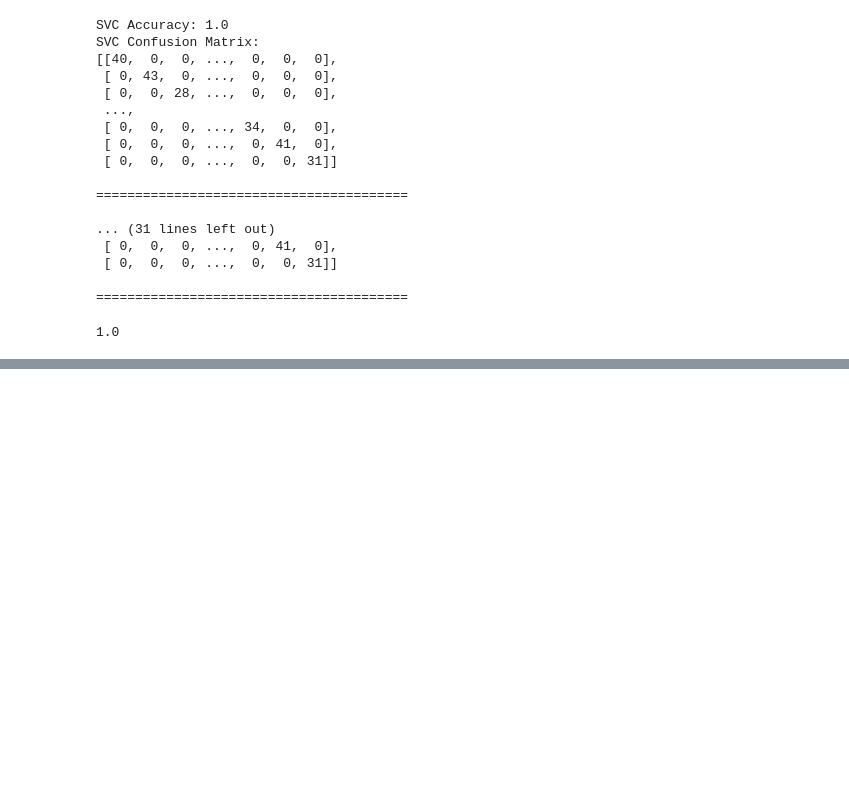
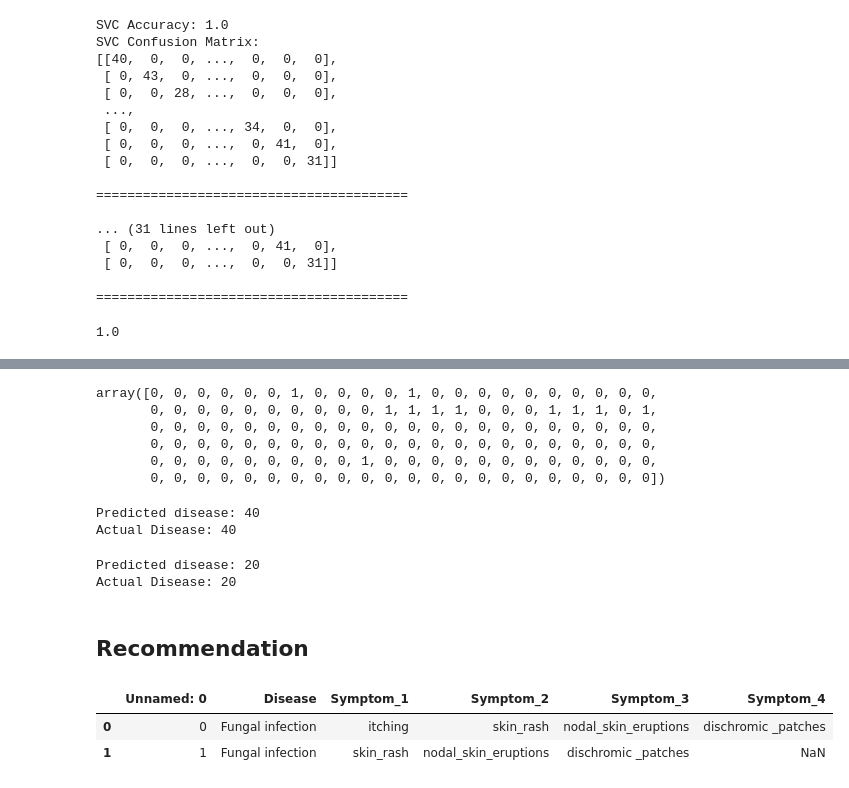
Before and after one commit to Cynthiachelangat/medicineRecommeder, a Jupyter notebook: system.ipynb, the cells around one changed output, grey strips where cells are left out. Saved outputs shown, nothing was run; the diff lists cells and outputs as text; code cells hidden in the pictures; blank space fills up the shorter version.

```diff
--- a/system.ipynb
+++ b/system.ipynb
@@ -285,0 +297,50 @@ Model saved to model\svc_model.pkl
+# %%
+X_test.iloc[0].values
+# %% [output]
+array([0, 0, 0, 0, 0, 0, 1, 0, 0, 0, 0, 1, 0, 0, 0, 0, 0, 0, 0, 0, 0, 0,
+       0, 0, 0, 0, 0, 0, 0, 0, 0, 0, 1, 1, 1, 1, 0, 0, 0, 1, 1, 1, 0, 1,
+       0, 0, 0, 0, 0, 0, 0, 0, 0, 0, 0, 0, 0, 0, 0, 0, 0, 0, 0, 0, 0, 0,
+       0, 0, 0, 0, 0, 0, 0, 0, 0, 0, 0, 0, 0, 0, 0, 0, 0, 0, 0, 0, 0, 0,
+       0, 0, 0, 0, 0, 0, 0, 0, 0, 1, 0, 0, 0, 0, 0, 0, 0, 0, 0, 0, 0, 0,
+       0, 0, 0, 0, 0, 0, 0, 0, 0, 0, 0, 0, 0, 0, 0, 0, 0, 0, 0, 0, 0, 0])
+# %%
+# Convert single sample to DataFrame with feature names
+sample_df = pd.DataFrame([X_test.iloc[0].values], columns=X_test.columns)
+
+# Make prediction
+prediction = svc.predict(sample_df)
+print("Predicted disease:", prediction[0])  # Print the first item in the array
+
+# Access actual disease from y_test
+print("Actual Disease:", y_test[0])  # Print the first item in the array
+# %% [output]
+Predicted disease: 40
+Actual Disease: 40
+# %%
+# Convert single sample to DataFrame with feature names
+sample_df2 = pd.DataFrame([X_test.iloc[10].values], columns=X_test.columns)
+
+# Make prediction
+prediction = svc.predict(sample_df2)
+print("Predicted disease:", prediction[0])  # Print the first item in the array
+
+# Access actual disease from y_test
+print("Actual Disease:", y_test[10])  # Print the item at index 10
+# %% [output]
+Predicted disease: 20
+Actual Disease: 20
+# %% [markdown]
+## **Recommendation**
+# %%
+sym_des = pd.read_csv("data/symtoms_df.csv")
+precautions = pd.read_csv("data/precautions_df.csv")
+workout = pd.read_csv("data/workout_df.csv")
+description = pd.read_csv("data/description.csv")
+medications = pd.read_csv("data/medications.csv")
+diets = pd.read_csv("data/diets.csv")
+# %%
+sym_des.head(2)
+# %% [output]
+|  | Unnamed: 0 | Disease | Symptom_1 | Symptom_2 | Symptom_3 | Symptom_4 |
+| 0 | 0 | Fungal infection | itching | skin_rash | nodal_skin_eruptions | dischromic _patches |
+| 1 | 1 | Fungal infection | skin_rash | nodal_skin_eruptions | dischromic _patches | NaN |
```
Also changed, not shown: parts of 11 cells of this notebook, 1 other file.
